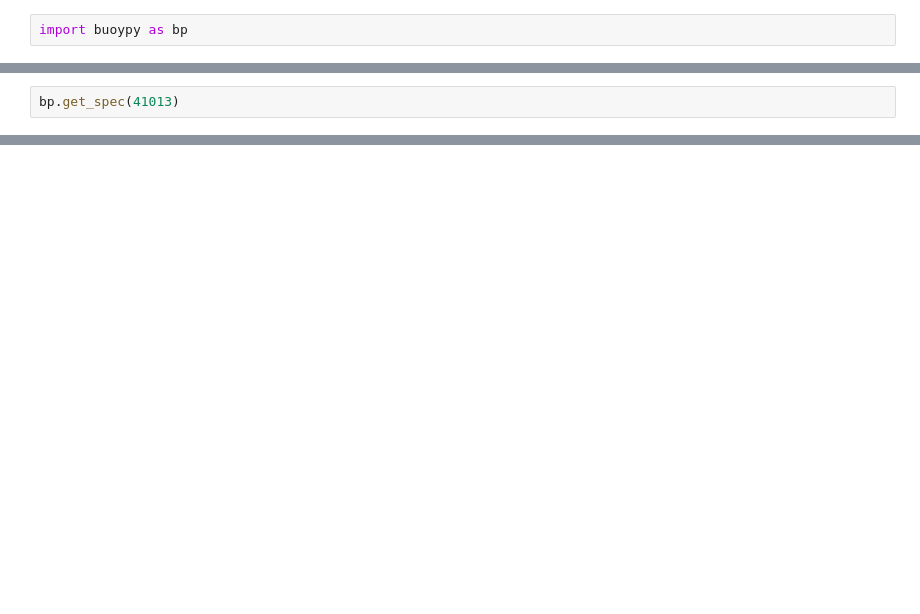
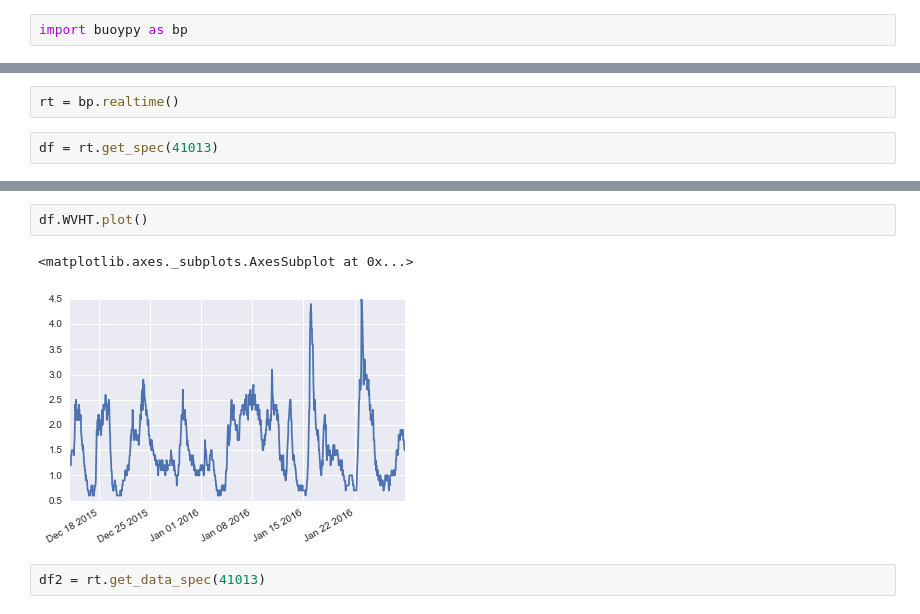
Before and after one commit to nickc1/buoypy, a Jupyter notebook: scripts/buoy_data_analysis.ipynb, the cells around one changed output, grey strips where cells are left out. Saved outputs shown, nothing was run; the diff lists cells and outputs as text; blank space fills up the shorter version.

```diff
--- a/scripts/buoy_data_analysis.ipynb
+++ b/scripts/buoy_data_analysis.ipynb
@@ -73,2 +65,4 @@ reload(bp)
+# %%
+rt = bp.realtime()
 # %%
-bp.get_spec(41013)
+df = rt.get_spec(41013)
@@ -95,0 +78,7 @@ sq.
+# %%
+df.WVHT.plot()
+# %% [output]
+<matplotlib.axes._subplots.AxesSubplot at 0x...>
+[figure, added]
+# %%
+df2 = rt.get_data_spec(41013)
```
Also changed, not shown: parts of 17 cells of this notebook, 3 other files.
